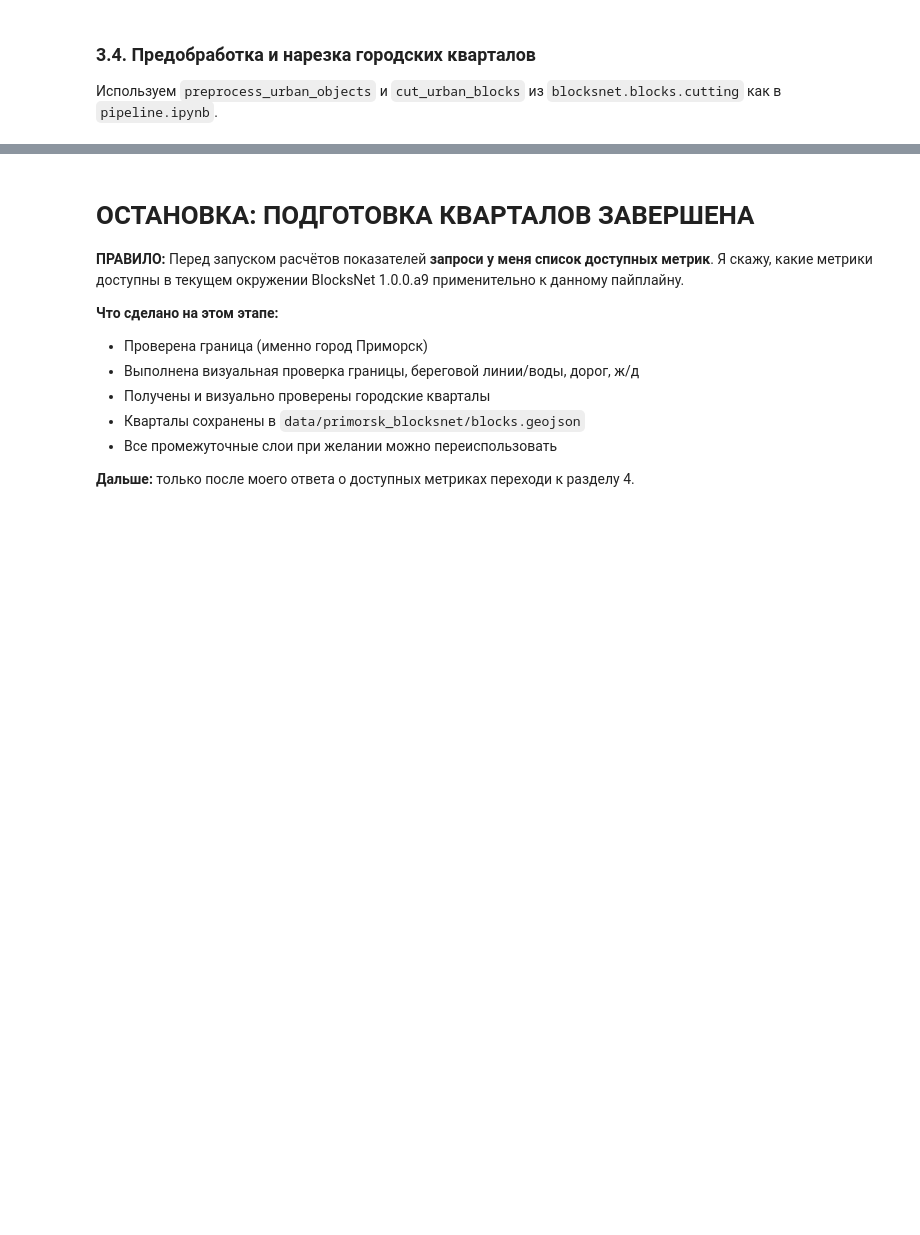
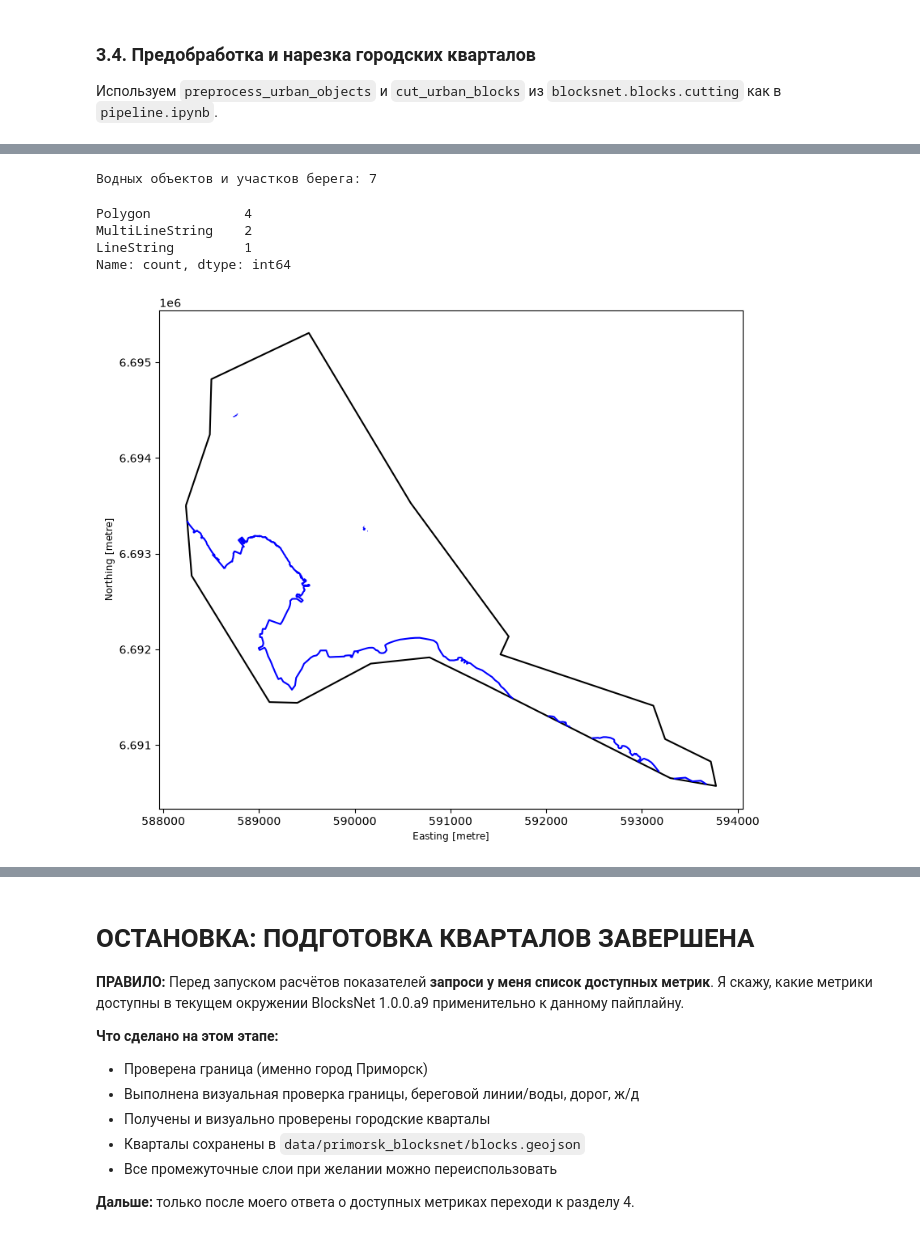
Before and after one commit to Arishka711/urban-ai-practice, a Jupyter notebook: primorsk_blocksnet_pipeline.ipynb, the cells around one changed output, grey strips where cells are left out. Saved outputs shown, nothing was run; the diff lists cells and outputs as text; code cells hidden in the pictures; blank space fills up the shorter version.

```diff
--- a/primorsk_blocksnet_pipeline.ipynb
+++ b/primorsk_blocksnet_pipeline.ipynb
@@ -217,0 +330,37 @@ plt.show()
+# %%
+import pandas as pd
+
+coastline_f = coastline.to_crs(crs)
+
+water_f = gpd.GeoDataFrame(
+    pd.concat(
+        [
+            water_f[['geometry']],
+            coastline_f[['geometry']]
+        ],
+        ignore_index=True
+    ),
+    geometry='geometry',
+    crs=crs
+)
+
+print("Водных объектов и участков берега:",
+      len(water_f))
+# %% [output]
+Водных объектов и участков берега: 7
+# %%
+print(water_f.geom_type.value_counts())
+
+ax = boundaries_f.boundary.plot(
+    color='black', figsize=(10, 8)
+)
+water_f.plot(
+    ax=ax, color='blue', linewidth=1.5
+)
+plt.show()
+# %% [output]
+Polygon            4
+MultiLineString    2
+LineString         1
+Name: count, dtype: int64
+[figure, added]
```
Also changed, not shown: parts of 23 cells of this notebook, 6 other files.
